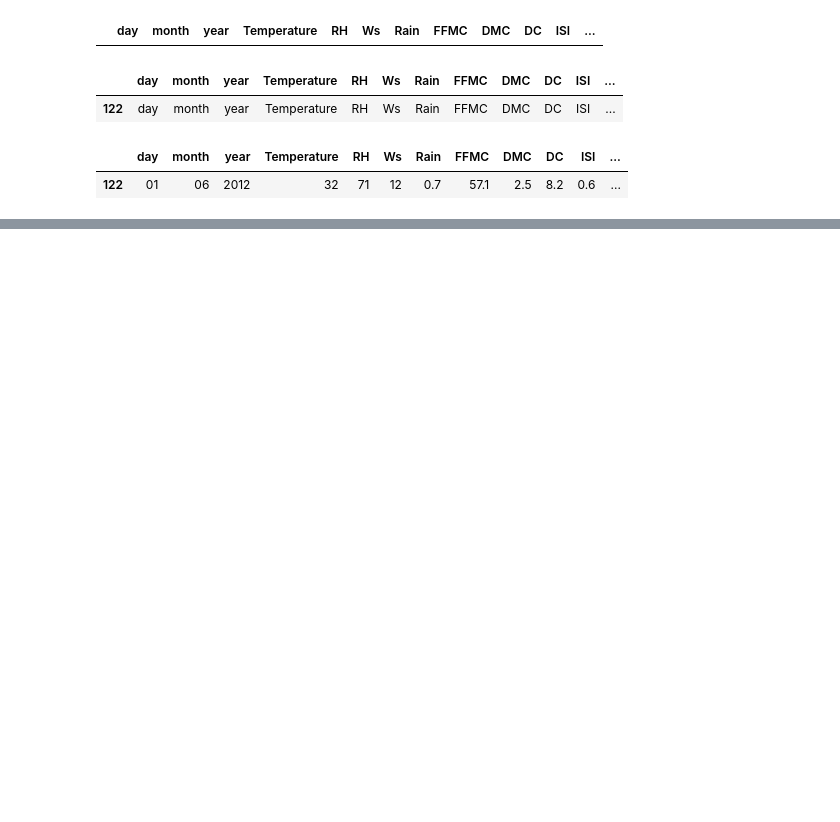
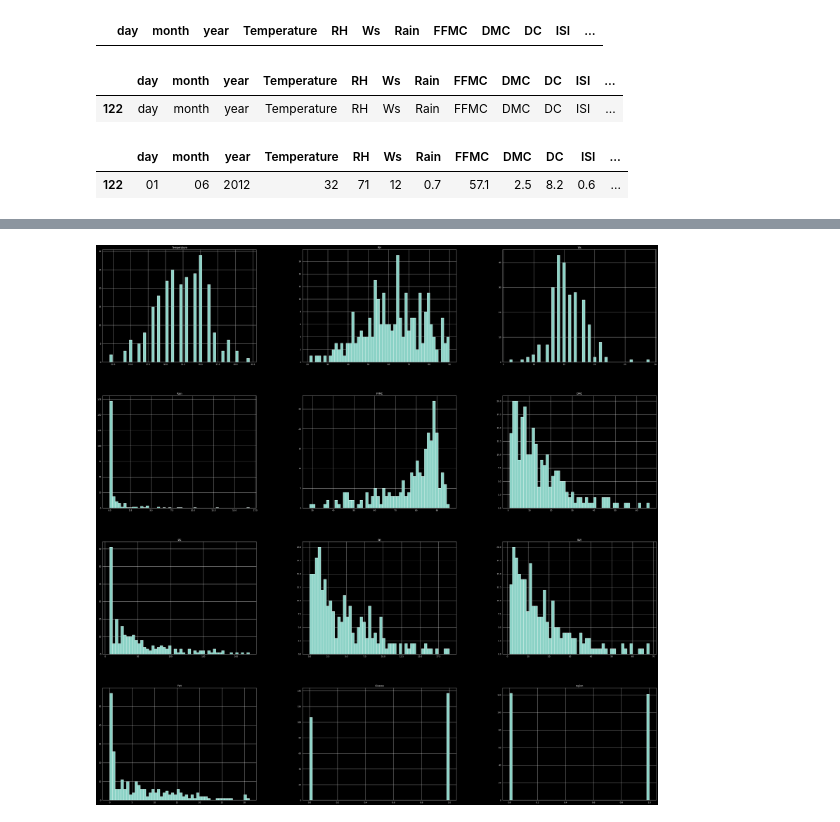
Before and after one commit to Ayhampt/data-science-ML, a Jupyter notebook: projects/algerian-forest-fire/Algerian_Forest_Fire_Prediction.ipynb, the cells around one changed output, grey strips where cells are left out. Saved outputs shown, nothing was run; the diff lists cells and outputs as text; code cells hidden in the pictures; blank space fills up the shorter version.

```diff
--- a/projects/algerian-forest-fire/Algerian_Forest_Fire_Prediction.ipynb
+++ b/projects/algerian-forest-fire/Algerian_Forest_Fire_Prediction.ipynb
@@ -181,0 +208,2 @@ df.head()
+# %%
+df_copy = df.drop(['day','month','year'],axis=1)
@@ -181,0 +233,3 @@ df.head()
+# %%
+## Encode the classes
+df_copy['Classes'] = np.where(df_copy['Classes'].str.contains( 'not fire'),0,1)
@@ -181,0 +253,6 @@ df.head()
+# %%
+# plot density
+df_copy.hist(bins=50,figsize=(50,50))
+plt.show()
+# %% [output]
+[figure, added]
```
Also changed, not shown: parts of 23 cells of this notebook.
